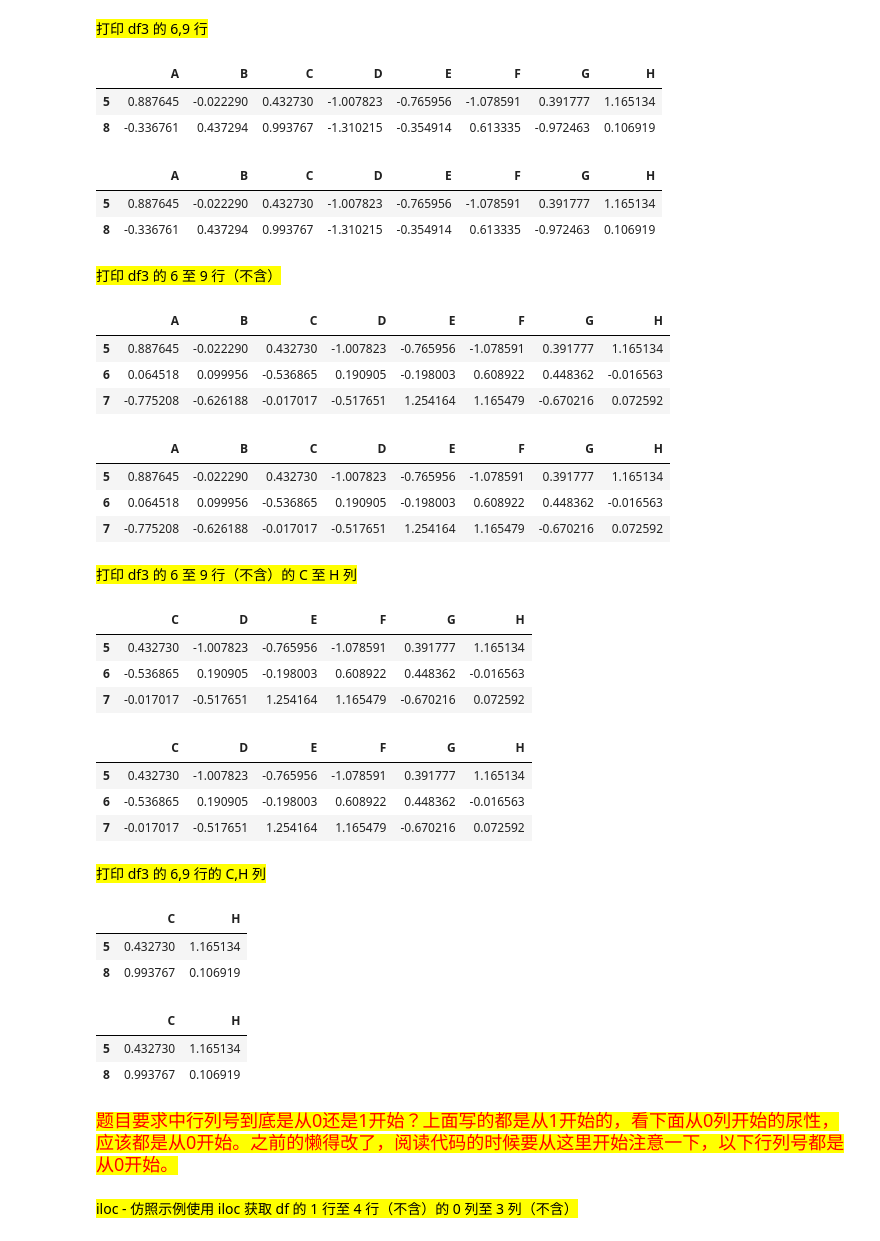
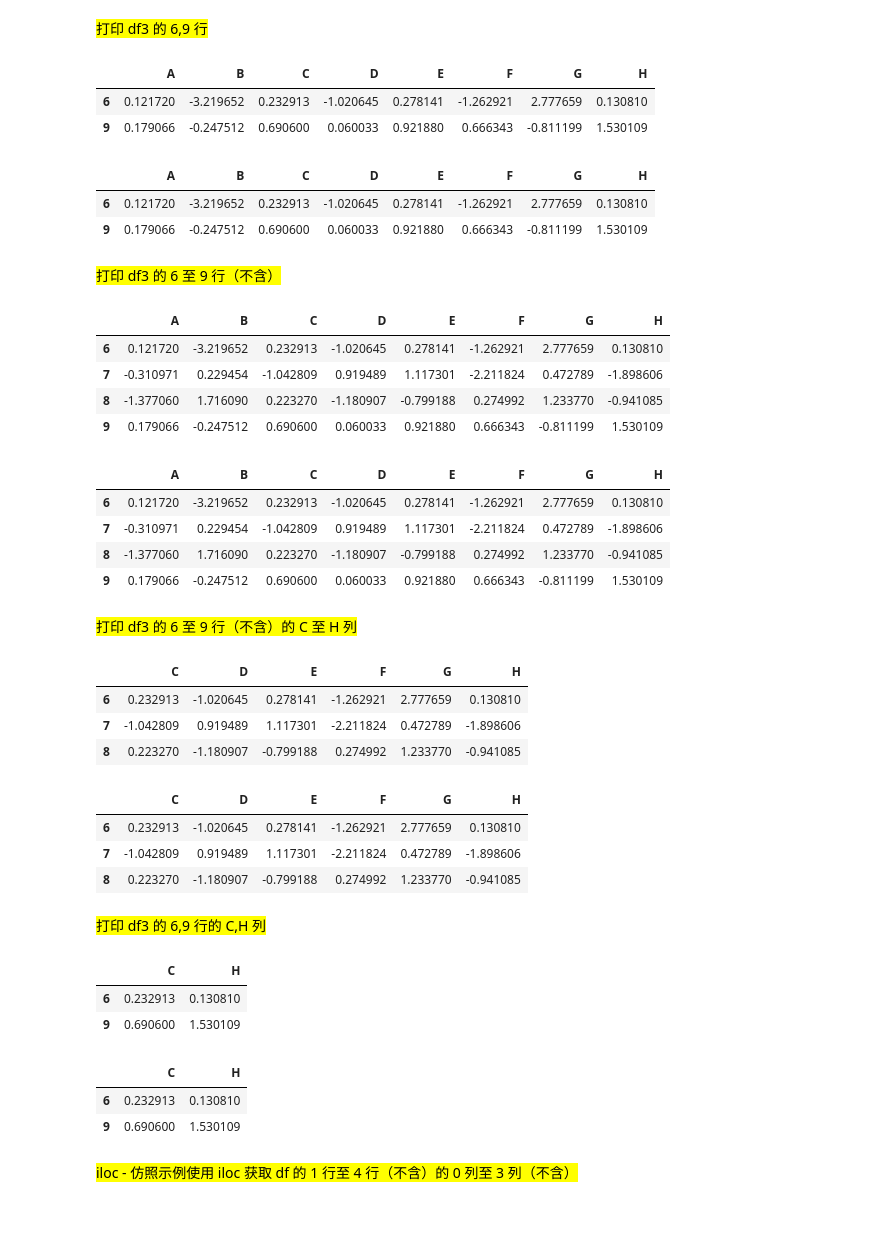
Before and after one commit to luyingxue/BA, a Jupyter notebook: tenMinToPd.ipynb, the cells around one changed output. Drawn from its saved outputs; the diff is of its cells as text; code cells hidden in the pictures.

```diff
--- a/tenMinToPd.ipynb
+++ b/tenMinToPd.ipynb
@@ -420,65 +436,65 @@ df3.iloc[0:5,2:]
 # %% [markdown]
 <mark>打印 df3 的 6,9 行
 # %%
-df3.loc[[5,8]]
+df3.loc[[6,9]]
 # %% [output]
 |  | A | B | C | D | E | F | G | H |
-| 5 | 0.887645 | -0.022290 | 0.432730 | -1.007823 | -0.765956 | -1.078591 | 0.391777 | 1.165134 |
-| 8 | -0.336761 | 0.437294 | 0.993767 | -1.310215 | -0.354914 | 0.613335 | -0.972463 | 0.106919 |
+| 6 | 0.121720 | -3.219652 | 0.232913 | -1.020645 | 0.278141 | -1.262921 | 2.777659 | 0.130810 |
+| 9 | 0.179066 | -0.247512 | 0.690600 | 0.060033 | 0.921880 | 0.666343 | -0.811199 | 1.530109 |
 # %%
-df3.iloc[[5,8]]
+df3.iloc[[6,9]]
 # %% [output]
 |  | A | B | C | D | E | F | G | H |
-| 5 | 0.887645 | -0.022290 | 0.432730 | -1.007823 | -0.765956 | -1.078591 | 0.391777 | 1.165134 |
-| 8 | -0.336761 | 0.437294 | 0.993767 | -1.310215 | -0.354914 | 0.613335 | -0.972463 | 0.106919 |
+| 6 | 0.121720 | -3.219652 | 0.232913 | -1.020645 | 0.278141 | -1.262921 | 2.777659 | 0.130810 |
+| 9 | 0.179066 | -0.247512 | 0.690600 | 0.060033 | 0.921880 | 0.666343 | -0.811199 | 1.530109 |
 # %% [markdown]
 <mark>打印 df3 的 6 至 9 行（不含）
 # %%
-df3.iloc[5:8]#注意为左闭右开区间
+df3.iloc[6:10]#注意为左闭右开区间
 # %% [output]
 |  | A | B | C | D | E | F | G | H |
-| 5 | 0.887645 | -0.022290 | 0.432730 | -1.007823 | -0.765956 | -1.078591 | 0.391777 | 1.165134 |
-| 6 | 0.064518 | 0.099956 | -0.536865 | 0.190905 | -0.198003 | 0.608922 | 0.448362 | -0.016563 |
-| 7 | -0.775208 | -0.626188 | -0.017017 | -0.517651 | 1.254164 | 1.165479 | -0.670216 | 0.072592 |
+| 6 | 0.121720 | -3.219652 | 0.232913 | -1.020645 | 0.278141 | -1.262921 | 2.777659 | 0.130810 |
+| 7 | -0.310971 | 0.229454 | -1.042809 | 0.919489 | 1.117301 | -2.211824 | 0.472789 | -1.898606 |
+| 8 | -1.377060 | 1.716090 | 0.223270 | -1.180907 | -0.799188 | 0.274992 | 1.233770 | -0.941085 |
+| 9 | 0.179066 | -0.247512 | 0.690600 | 0.060033 | 0.921880 | 0.666343 | -0.811199 | 1.530109 |
 # %%
-df3.loc[5:7]#注意为闭区间
+df3.loc[6:9]#注意为闭区间
 # %% [output]
 |  | A | B | C | D | E | F | G | H |
-| 5 | 0.887645 | -0.022290 | 0.432730 | -1.007823 | -0.765956 | -1.078591 | 0.391777 | 1.165134 |
-| 6 | 0.064518 | 0.099956 | -0.536865 | 0.190905 | -0.198003 | 0.608922 | 0.448362 | -0.016563 |
-| 7 | -0.775208 | -0.626188 | -0.017017 | -0.517651 | 1.254164 | 1.165479 | -0.670216 | 0.072592 |
+| 6 | 0.121720 | -3.219652 | 0.232913 | -1.020645 | 0.278141 | -1.262921 | 2.777659 | 0.130810 |
+| 7 | -0.310971 | 0.229454 | -1.042809 | 0.919489 | 1.117301 | -2.211824 | 0.472789 | -1.898606 |
+| 8 | -1.377060 | 1.716090 | 0.223270 | -1.180907 | -0.799188 | 0.274992 | 1.233770 | -0.941085 |
+| 9 | 0.179066 | -0.247512 | 0.690600 | 0.060033 | 0.921880 | 0.666343 | -0.811199 | 1.530109 |
 # %% [markdown]
 <mark>打印 df3 的 6 至 9 行（不含）的 C 至 H 列
 # %%
-df3.iloc[5:8,2:]
+df3.iloc[6:9,2:]
 # %% [output]
 |  | C | D | E | F | G | H |
-| 5 | 0.432730 | -1.007823 | -0.765956 | -1.078591 | 0.391777 | 1.165134 |
-| 6 | -0.536865 | 0.190905 | -0.198003 | 0.608922 | 0.448362 | -0.016563 |
-| 7 | -0.017017 | -0.517651 | 1.254164 | 1.165479 | -0.670216 | 0.072592 |
+| 6 | 0.232913 | -1.020645 | 0.278141 | -1.262921 | 2.777659 | 0.130810 |
+| 7 | -1.042809 | 0.919489 | 1.117301 | -2.211824 | 0.472789 | -1.898606 |
+| 8 | 0.223270 | -1.180907 | -0.799188 | 0.274992 | 1.233770 | -0.941085 |
 # %%
-df3.loc[5:7,'C':'H']
+df3.loc[6:8,'C':'H']
 # %% [output]
 |  | C | D | E | F | G | H |
-| 5 | 0.432730 | -1.007823 | -0.765956 | -1.078591 | 0.391777 | 1.165134 |
-| 6 | -0.536865 | 0.190905 | -0.198003 | 0.608922 | 0.448362 | -0.016563 |
-| 7 | -0.017017 | -0.517651 | 1.254164 | 1.165479 | -0.670216 | 0.072592 |
+| 6 | 0.232913 | -1.020645 | 0.278141 | -1.262921 | 2.777659 | 0.130810 |
+| 7 | -1.042809 | 0.919489 | 1.117301 | -2.211824 | 0.472789 | -1.898606 |
+| 8 | 0.223270 | -1.180907 | -0.799188 | 0.274992 | 1.233770 | -0.941085 |
 # %% [markdown]
 <mark>打印 df3 的 6,9 行的 C,H 列
 # %%
-df3.loc[[5,8],['C','H']]
+df3.loc[[6,9],['C','H']]
 # %% [output]
 |  | C | H |
-| 5 | 0.432730 | 1.165134 |
-| 8 | 0.993767 | 0.106919 |
+| 6 | 0.232913 | 0.130810 |
+| 9 | 0.690600 | 1.530109 |
 # %%
-df3.iloc[[5,8],[2,7]]
+df3.iloc[[6,9],[2,7]]
 # %% [output]
 |  | C | H |
-| 5 | 0.432730 | 1.165134 |
-| 8 | 0.993767 | 0.106919 |
+| 6 | 0.232913 | 0.130810 |
+| 9 | 0.690600 | 1.530109 |
-# %% [markdown]
-<mark><font color=red size=4 face=雅黑>题目要求中行列号到底是从0还是1开始？上面写的都是从1开始的，看下面从0列开始的尿性，应该都是从0开始。之前的懒得改了，阅读代码的时候要从这里开始注意一下，以下行列号都是从0开始。
 # %% [markdown]
 <mark>iloc - 仿照示例使用 iloc 获取 df 的 1 行至 4 行（不含）的 0 列至 3 列（不含）
 # %%
```
Also changed, not shown: parts of 141 cells of this notebook, 1 other file.
